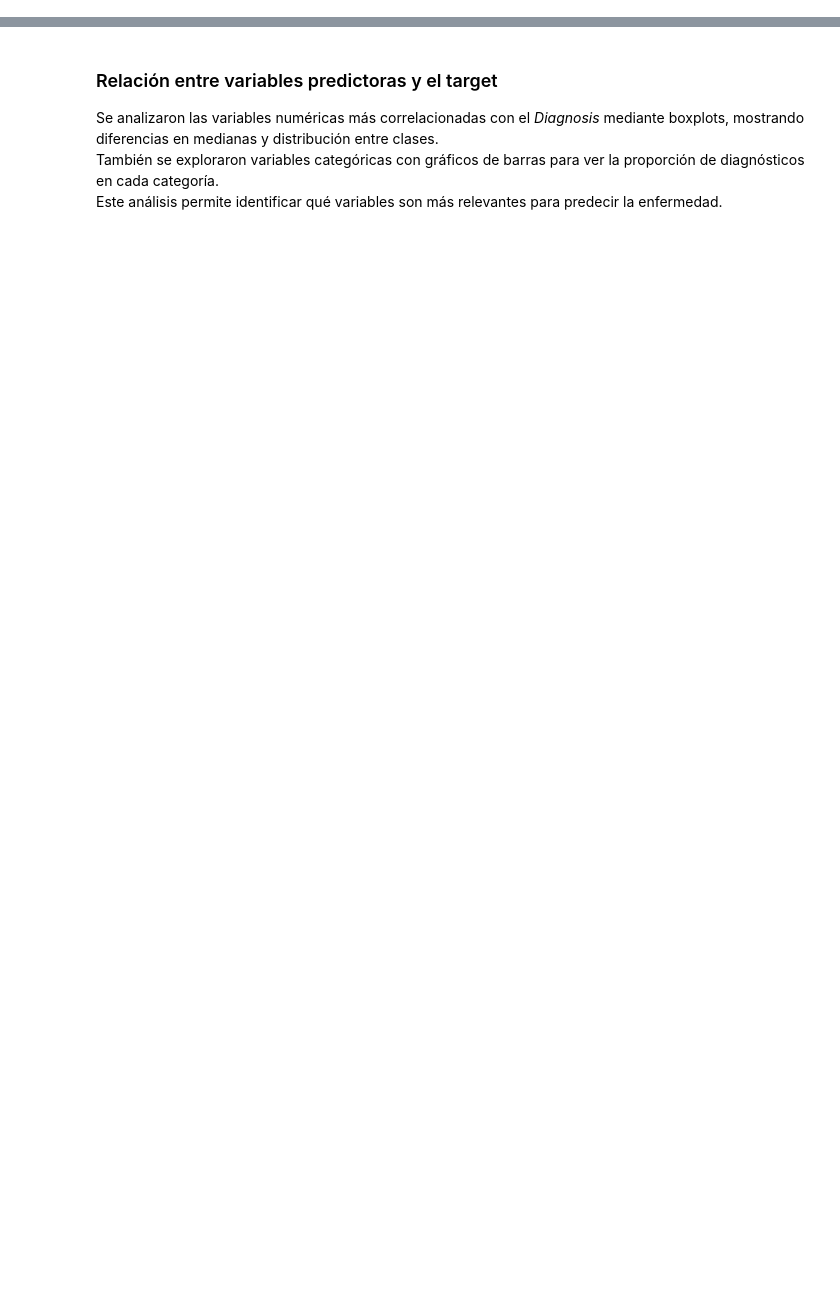
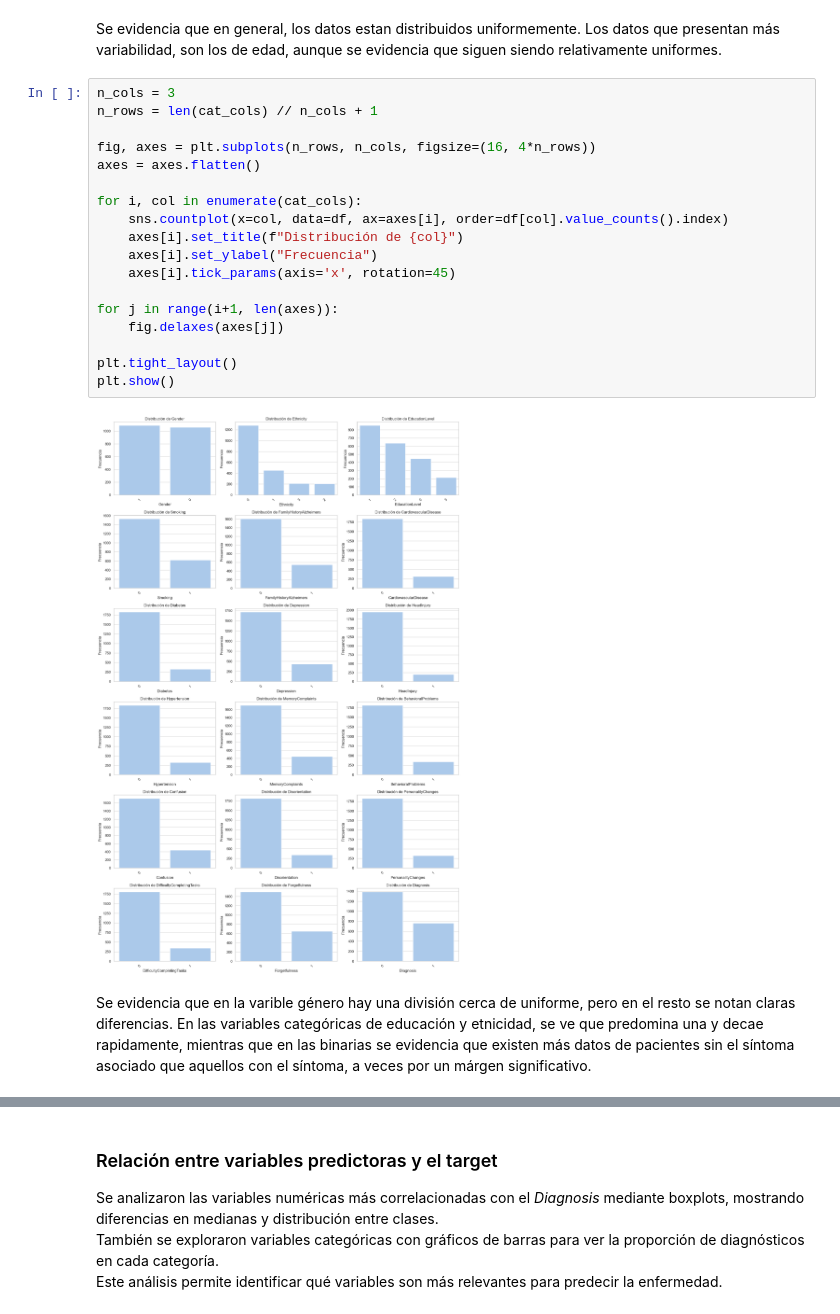
Before and after one commit to Figs0203/Entrega2_InteligenciaArtificial, a Jupyter notebook: desarrollo.ipynb, the cells around one changed output, grey strips where cells are left out. Saved outputs shown, nothing was run; the diff lists cells and outputs as text; blank space fills up the shorter version.

```diff
--- a/desarrollo.ipynb
+++ b/desarrollo.ipynb
@@ -90,0 +166,24 @@ display(Markdown("**Interpretación:** Variables con alta desviación estándar
+# %% [markdown]
+Se evidencia que en general, los datos estan distribuidos uniformemente. Los datos que presentan más variabilidad, son los de edad, aunque se evidencia que siguen siendo relativamente uniformes.
+# %%
+n_cols = 3
+n_rows = len(cat_cols) // n_cols + 1
+
+fig, axes = plt.subplots(n_rows, n_cols, figsize=(16, 4*n_rows))
+axes = axes.flatten()
+
+for i, col in enumerate(cat_cols):
+    sns.countplot(x=col, data=df, ax=axes[i], order=df[col].value_counts().index)
+    axes[i].set_title(f"Distribución de {col}")
+    axes[i].set_ylabel("Frecuencia")
+    axes[i].tick_params(axis='x', rotation=45)
+
+for j in range(i+1, len(axes)):
+    fig.delaxes(axes[j])
+
+plt.tight_layout()
+plt.show()
+# %% [output]
+[figure, added]
+# %% [markdown]
+Se evidencia que en la varible género hay una división cerca de uniforme, pero en el resto se notan claras diferencias. En las variables categóricas de educación y etnicidad, se ve que predomina una y decae rapidamente, mientras que en las binarias se evidencia que existen más datos de pacientes sin el síntoma asociado que aquellos con el síntoma, a veces por un márgen significativo.
```
Also changed, not shown: parts of 35 cells of this notebook, 2 other files.
